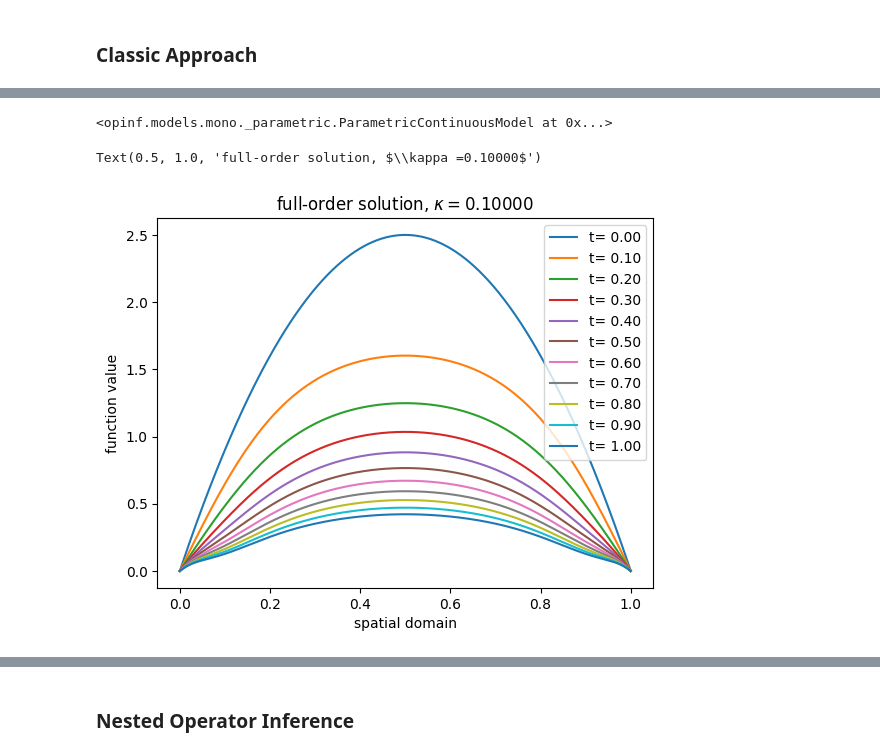
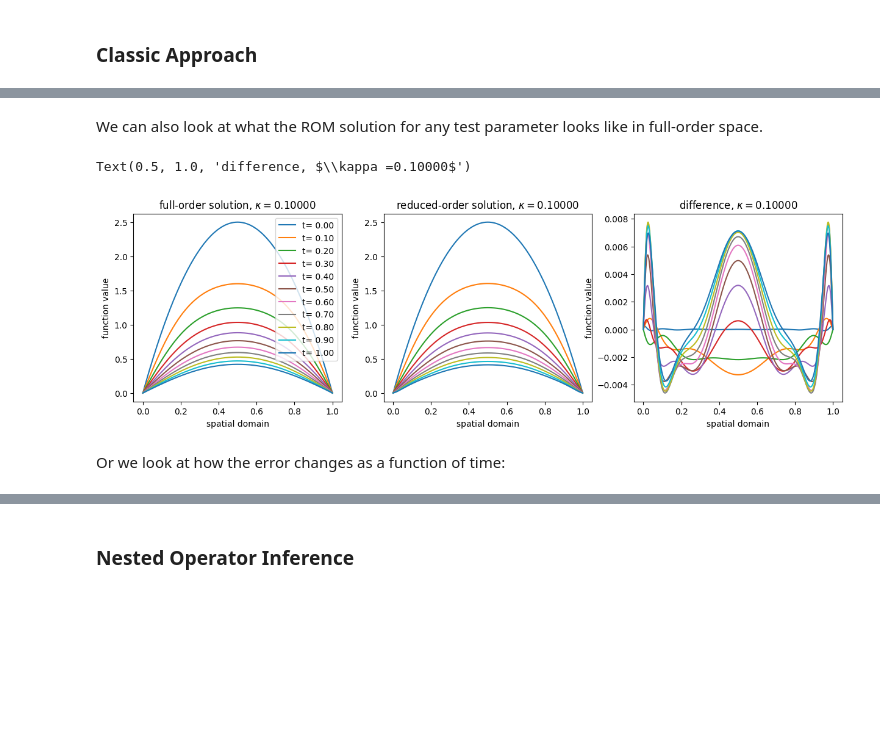
Before and after one commit to nicolearetz/rom-operator-inference-Python3, a Jupyter notebook: docs/source/tutorials/nested.ipynb, the cells around one changed output, grey strips where cells are left out. Saved outputs shown, nothing was run; the diff lists cells and outputs as text; code cells hidden in the pictures; blank space fills up the shorter version.

Commit message:
finished standard OpInf approach example for nested Opinf tutorial notebook

```diff
--- a/docs/source/tutorials/nested.ipynb
+++ b/docs/source/tutorials/nested.ipynb
@@ -191,14 +288,17 @@ weights_linear = np.logspace(reg_min, reg_max, n_test)
 ratio_cubic = np.logspace(ratio_min, ratio_max, ratio_test)
 training_error = np.zeros((n_test, ratio_test, n_para))
 condition_numbers = np.zeros((weights_linear.shape[0], ratio_cubic.shape[0]))
+model_options = np.zeros((weights_linear.shape[0], ratio_cubic.shape[0]), dtype=object)
 
 for i, reg_linear in enumerate(weights_linear):
     for j, ratio in enumerate(ratio_cubic):
 
+        # how much regularization to apply to the cubic term
         reg_cubic = reg_linear * ratio
 
         # specify format of operators
-        operators = [opinf.operators.AffineLinearOperator(coeffs=1), opinf.operators.CubicOperator()]
+        operators = [opinf.operators.AffinePolynomialOperator(coeffs=1, polynomial_order=1),
+                     opinf.operators.PolynomialOperator(polynomial_order=3)]
 
         # specify regularization scheme
         regularization = opinf.lstsq.TikhonovSolver.get_operator_regularizer(
@@ -216,12 +316,11 @@ for i, reg_linear in enumerate(weights_linear):
         # solve OpInf least squares problem
         model.fit(parameters=Xi_train[:, 0], states=U_proj_short, ddts=U_dot)
 
+        # compute condition number of regularized least squares problem
+        condition_numbers[i, j] = regularization.regcond()
+
         # solve ROM for each training parameter
-        for i_test in range(n_para):
-            sol = model.predict(parameter=Xi_train[i_test, 0], state0=u0, t=grid_t[:K_train])
+        training_error[i, j, :] = train_error(model=model)
 
-            # catch when ROM solution did not finish
-            if sol.shape[1] < K_train:
-                training_error[i, j, i_test] = np.inf
-            else:
-                training_error[i, j, i_test] = la.norm(sol - U_proj[i_test])
+        # remember model in case it gets selected
+        model_options[i, j] = model
@@ -264,48 +365,38 @@ fig.colorbar(cs, cax=axs[n_para])
-# %%
-reg_linear = weights_linear[i_A_chosen]
-reg_cubic = reg_linear * ratio_cubic[i_H_chosen]
-
-# specify format of operators
-operators = [opinf.operators.AffineLinearOperator(coeffs=1), opinf.operators.CubicOperator()]
-
-# specify regularization scheme
-regularization = opinf.lstsq.TikhonovSolver.get_operator_regularizer(
-                operators = operators,
-                regularization_parameters = [reg_linear, reg_cubic],
-                state_dimension=nRB)
-regularization = opinf.lstsq.TikhonovSolver(regularization)
-
-# set up model
-model = opinf.models.ParametricContinuousModel(
-    operators = operators,
-    solver = regularization
-)
-
-# solve OpInf least squares problem
-model.fit(parameters=Xi_train[:, 0], states=U_proj_short, ddts=U_dot)
-# %% [output]
-<opinf.models.mono._parametric.ParametricContinuousModel at 0x...>
+# %% [markdown]
+We can also look at what the ROM solution for any test parameter looks like in full-order space.
 # %%
  # user input, choose between 0 and 200 (inclusive)
 index_test = 200
 
-sol = model.predict(parameter=Xi_test[index_test, 0], state0=u0, t=grid_t)
+sol = model_opinf.predict(parameter=Xi_test[index_test, 0], state0=u0, t=grid_t)
 Sol = basis.decompress(sol)
 Sol = transformer.inverse_transform(Sol)
 
 # figure for how the parameter changes the FOM solution
-fig, ax = plt.subplots(1, 1)
+fig, axs = plt.subplots(1, 3, figsize = (15, 4))
 
 for k in range(0, K_test, 100):
-    ax.plot(np.linspace(0, 1, nFE), Sol[:, k], label = f"t= {grid_t[k]:.2f}")
+    axs[0].plot(np.linspace(0, 1, nFE), U_para_test[index_test][:, k], label = f"t= {grid_t[k]:.2f}")
+    axs[1].plot(np.linspace(0, 1, nFE), Sol[:, k], label = f"t= {grid_t[k]:.2f}")
+    axs[2].plot(np.linspace(0, 1, nFE), U_para_test[index_test][:, k]-Sol[:, k], label = f"t= {grid_t[k]:.2f}")
 
-ax.legend()
-ax.set_xlabel("spatial domain")
-ax.set_ylabel("function value")
-ax.set_title(f"full-order solution, $\kappa ={Xi_test[index_test, 0]:.5f}$")
+axs[0].legend()
+axs[0].set_xlabel("spatial domain")
+axs[0].set_ylabel("function value")
+axs[0].set_title(f"full-order solution, $\kappa ={Xi_test[index_test, 0]:.5f}$")
+
+axs[1].set_xlabel("spatial domain")
+axs[1].set_ylabel("function value")
+axs[1].set_title(f"reduced-order solution, $\kappa ={Xi_test[index_test, 0]:.5f}$")
+
+axs[2].set_xlabel("spatial domain")
+axs[2].set_ylabel("function value")
+axs[2].set_title(f"difference, $\kappa ={Xi_test[index_test, 0]:.5f}$")
 # %% [output]
-Text(0.5, 1.0, 'full-order solution, $\\kappa =0.10000$')
+Text(0.5, 1.0, 'difference, $\\kappa =0.10000$')
-[figure, old version]
+[figure, new version]
+# %% [markdown]
+Or we look at how the error changes as a function of time:
 # %%
 fig, ax = plt.subplots(1, 1)
 
```
Also changed, not shown: parts of 26 cells of this notebook.
